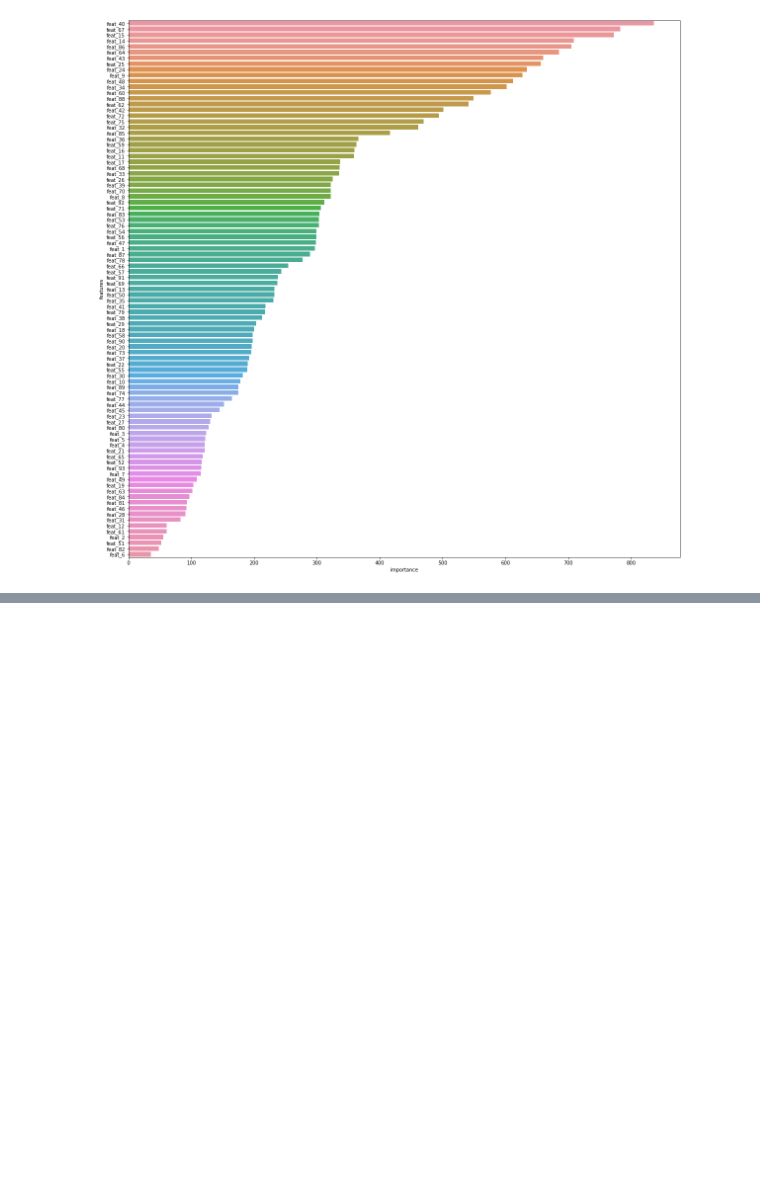
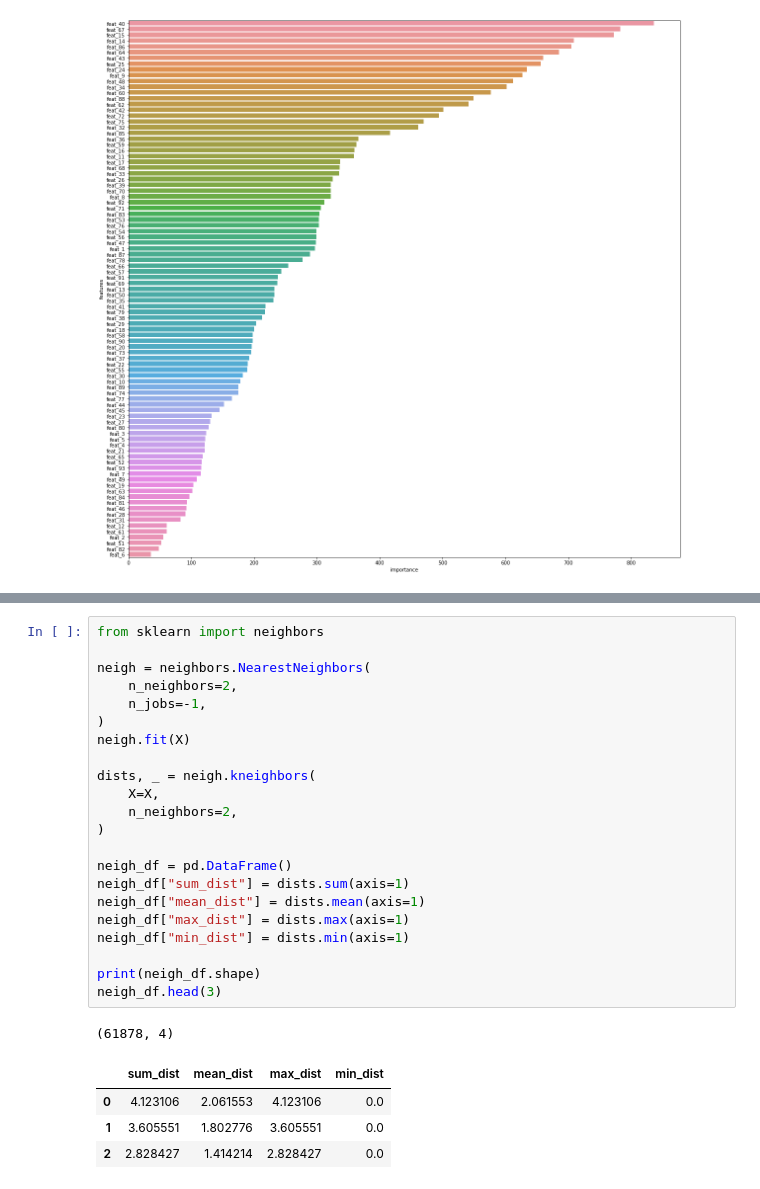
Before and after one commit to akiabe/kaggle_otto-group-product-classification, a Jupyter notebook: notebooks/prac_eda_and_modeling.ipynb, the cells around one changed output, grey strips where cells are left out. Saved outputs shown, nothing was run; the diff lists cells and outputs as text; blank space fills up the shorter version.

```diff
--- a/notebooks/prac_eda_and_modeling.ipynb
+++ b/notebooks/prac_eda_and_modeling.ipynb
@@ -61,0 +71,28 @@ sns.barplot(x="importance", y="features", data=importance);
+# %%
+from sklearn import neighbors
+
+neigh = neighbors.NearestNeighbors(
+    n_neighbors=2,
+    n_jobs=-1,
+)
+neigh.fit(X)
+
+dists, _ = neigh.kneighbors(
+    X=X,
+    n_neighbors=2,
+)
+
+neigh_df = pd.DataFrame()
+neigh_df["sum_dist"] = dists.sum(axis=1)
+neigh_df["mean_dist"] = dists.mean(axis=1)
+neigh_df["max_dist"] = dists.max(axis=1)
+neigh_df["min_dist"] = dists.min(axis=1)
+
+print(neigh_df.shape)
+neigh_df.head(3)
+# %% [output]
+(61878, 4)
+|  | sum_dist | mean_dist | max_dist | min_dist |
+| 0 | 4.123106 | 2.061553 | 4.123106 | 0.0 |
+| 1 | 3.605551 | 1.802776 | 3.605551 | 0.0 |
+| 2 | 2.828427 | 1.414214 | 2.828427 | 0.0 |
```
Also changed, not shown: parts of 6 cells of this notebook.
